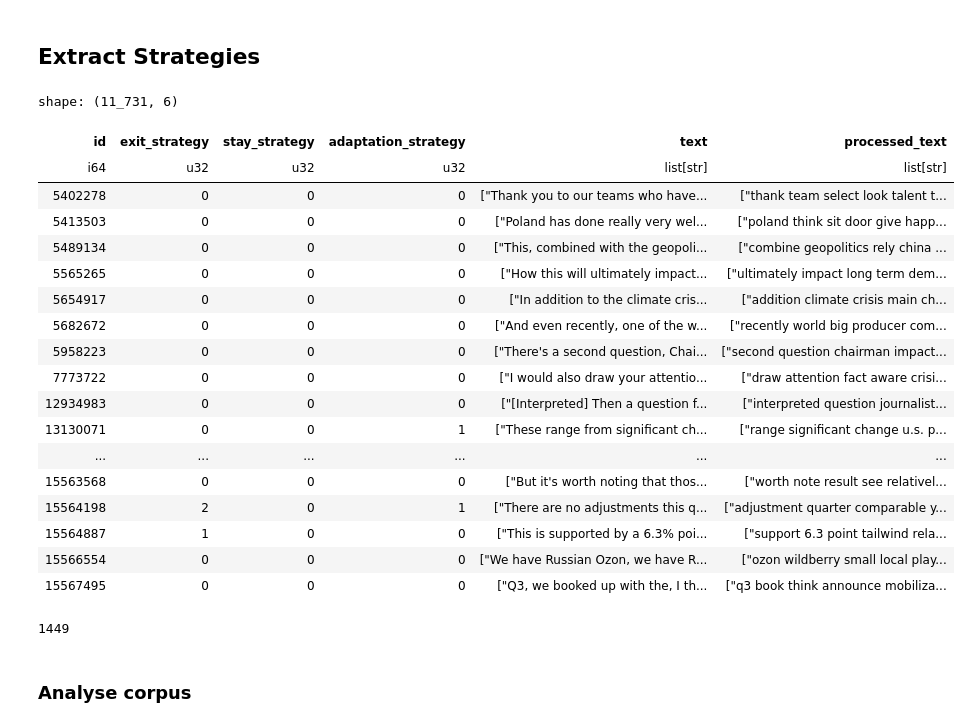
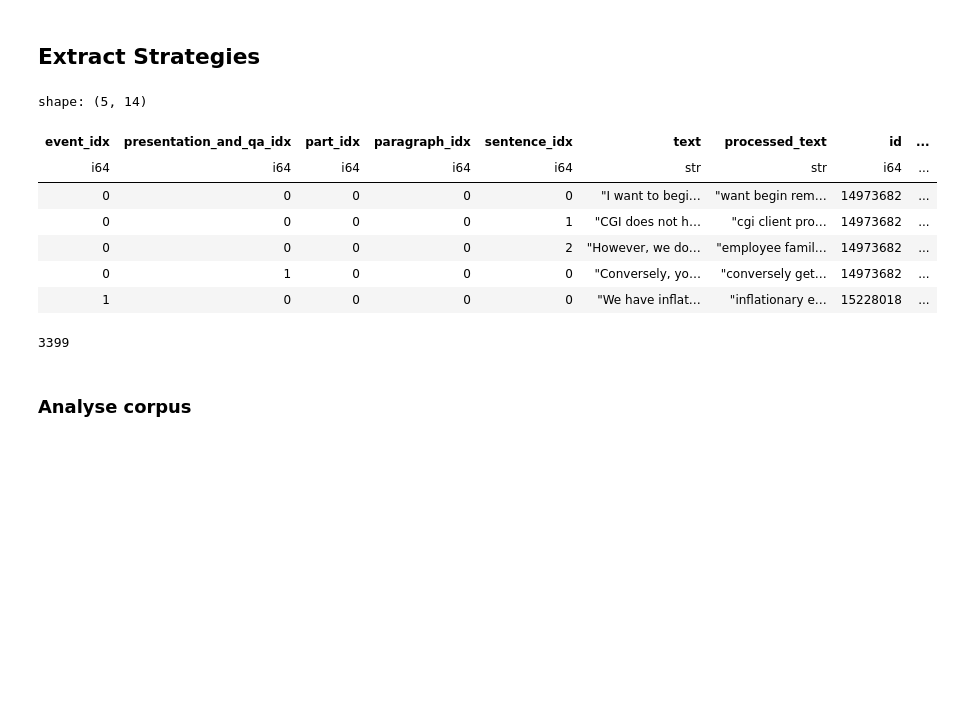
Before and after one commit to falseAzure/infineac, a Jupyter notebook: notebooks/infineac.ipynb, the cells around one changed output. Drawn from its saved outputs; the diff is of its cells as text; code cells hidden in the pictures; blank space fills up the shorter version.

```diff
--- a/notebooks/infineac.ipynb
+++ b/notebooks/infineac.ipynb
@@ -198,4 +209,4 @@ plt.show()
 # %% [markdown]
 ## Preprocess and extract corpus
 # %%
-events_filt = helper.load_data("events_filt.lz4")
+events_filt = helper.load_data("data/events_filt.lz4")
@@ -296,40 +305,30 @@ helper.save_data(corpus_window_3_join_df, "corpus_window_3_join_df_no_answer", c
 helper.save_data(corpus_window_5_join_df, "corpus_window_5_join_df_no_answer", compression="lz4")
 helper.save_data(corpus_window_whole_join_df, "corpus_window_whole_join_df_no_answer", compression="lz4")
 # %%
-corpus_window_0_df = helper.load_data("corpus_window_0_df_no_answer.lz4")
-corpus_window_0_join_df = helper.load_data("corpus_window_0_join_df_no_answer.lz4")
-corpus_window_3_join_df = helper.load_data("corpus_window_3_join_df_no_answer.lz4")
-corpus_window_5_join_df = helper.load_data("corpus_window_5_join_df_no_answer.lz4")
-corpus_window_whole_join_df = helper.load_data("corpus_window_whole_join_df_no_answer.lz4")
+corpus_window_0_df = helper.load_data("data/corpus_window_0_df_no_answer.lz4")
+# corpus_window_0_join_df = helper.load_data("corpus_window_0_join_df_no_answer.lz4")
+# corpus_window_3_join_df = helper.load_data("corpus_window_3_join_df_no_answer.lz4")
+# corpus_window_5_join_df = helper.load_data("corpus_window_5_join_df_no_answer.lz4")
+# corpus_window_whole_join_df = helper.load_data("corpus_window_whole_join_df_no_answer.lz4")
 # %% [markdown]
 ## Extract Strategies
 # %%
-corpus_window_3_join_df = process_text.get_strategies(dataframe=corpus_window_3_join_df)
-corpus_window_3_join_df.groupby('id').agg(pl.col('exit_strategy', 'stay_strategy', 'adaptation_strategy').sum(), pl.col('text', 'processed_text')).sort('id')
+corpus_window_0_df = process_text.get_strategies(dataframe=corpus_window_0_df)
+# corpus_window_0_df.groupby('id').agg(pl.col('exit_strategy', 'stay_strategy', 'adaptation_strategy').sum(), pl.col('text', 'processed_text')).sort('id')
+corpus_window_0_df.head()
 # %% [output]
-shape: (11_731, 6)
+shape: (5, 14)
-| id | exit_strategy | stay_strategy | adaptation_strategy | text | processed_text |
-| i64 | u32 | u32 | u32 | list[str] | list[str] |
-| 5402278 | 0 | 0 | 0 | ["Thank you to our teams who have... | ["thank team select look talent t... |
-| 5413503 | 0 | 0 | 0 | ["Poland has done really very wel... | ["poland think sit door give happ... |
-| 5489134 | 0 | 0 | 0 | ["This, combined with the geopoli... | ["combine geopolitics rely china ... |
-| 5565265 | 0 | 0 | 0 | ["How this will ultimately impact... | ["ultimately impact long term dem... |
-| 5654917 | 0 | 0 | 0 | ["In addition to the climate cris... | ["addition climate crisis main ch... |
-| 5682672 | 0 | 0 | 0 | ["And even recently, one of the w... | ["recently world big producer com... |
-| 5958223 | 0 | 0 | 0 | ["There's a second question, Chai... | ["second question chairman impact... |
-| 7773722 | 0 | 0 | 0 | ["I would also draw your attentio... | ["draw attention fact aware crisi... |
-| 12934983 | 0 | 0 | 0 | ["[Interpreted] Then a question f... | ["interpreted question journalist... |
-| 13130071 | 0 | 0 | 1 | ["These range from significant ch... | ["range significant change u.s. p... |
-| ... | ... | ... | ... | ... | ... |
-| 15563568 | 0 | 0 | 0 | ["But it's worth noting that thos... | ["worth note result see relativel... |
-| 15564198 | 2 | 0 | 1 | ["There are no adjustments this q... | ["adjustment quarter comparable y... |
-| 15564887 | 1 | 0 | 0 | ["This is supported by a 6.3% poi... | ["support 6.3 point tailwind rela... |
-| 15566554 | 0 | 0 | 0 | ["We have Russian Ozon, we have R... | ["ozon wildberry small local play... |
-| 15567495 | 0 | 0 | 0 | ["Q3, we booked up with the, I th... | ["q3 book think announce mobiliza... |
+| event_idx | presentation_and_qa_idx | part_idx | paragraph_idx | sentence_idx | text | processed_text | id | ... |
+| i64 | i64 | i64 | i64 | i64 | str | str | i64 | ... |
+| 0 | 0 | 0 | 0 | 0 | "I want to begi… | "want begin rem… | 14973682 | ... |
+| 0 | 0 | 0 | 0 | 1 | "CGI does not h… | "cgi client pro… | 14973682 | ... |
+| 0 | 0 | 0 | 0 | 2 | "However, we do… | "employee famil… | 14973682 | ... |
+| 0 | 1 | 0 | 0 | 0 | "Conversely, yo… | "conversely get… | 14973682 | ... |
+| 1 | 0 | 0 | 0 | 0 | "We have inflat… | "inflationary e… | 15228018 | ... |
 # %%
 sum(corpus_window_0_df['exit_strategy'])
 # %% [output]
-1449
+3399
 # %% [markdown]
 ### Analyse corpus
 # %%
```
Also changed, not shown: parts of 17 cells of this notebook.
